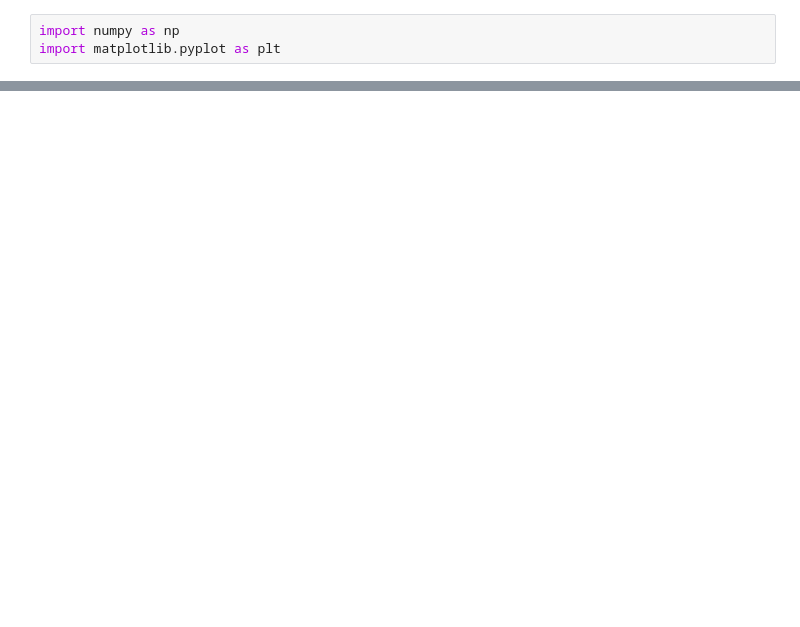
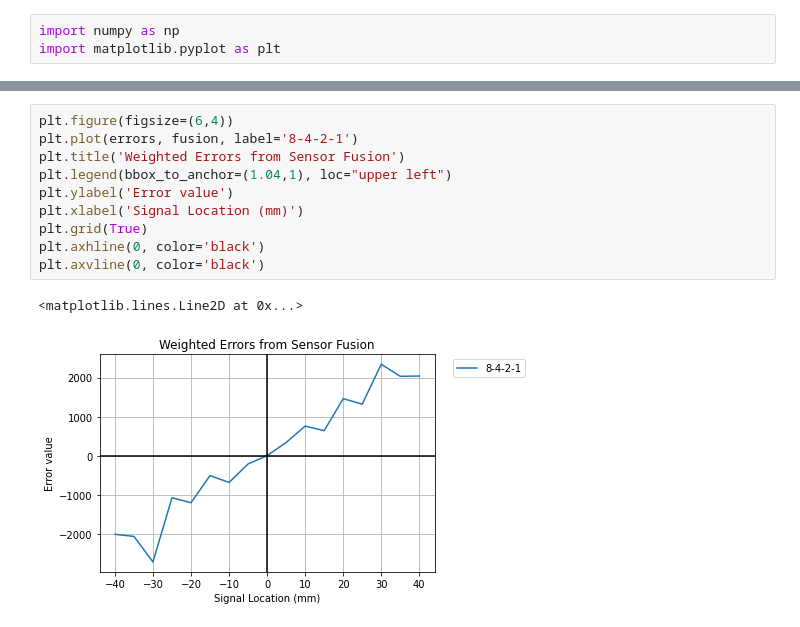
Before and after one commit to anderson-truong/ECE3-Project, a Jupyter notebook: Python/SensorFusionDevelopment.ipynb, the cells around one changed output, grey strips where cells are left out. Saved outputs shown, nothing was run; the diff lists cells and outputs as text; blank space fills up the shorter version.

```diff
--- a/Python/SensorFusionDevelopment.ipynb
+++ b/Python/SensorFusionDevelopment.ipynb
@@ -101,0 +81,13 @@ TypeError: sequence item 0: expected str instance, numpy.float64 found
+# %%
+plt.figure(figsize=(6,4))
+plt.plot(errors, fusion, label='8-4-2-1')
+plt.title('Weighted Errors from Sensor Fusion')
+plt.legend(bbox_to_anchor=(1.04,1), loc="upper left")
+plt.ylabel('Error value')
+plt.xlabel('Signal Location (mm)')
+plt.grid(True)
+plt.axhline(0, color='black')
+plt.axvline(0, color='black')
+# %% [output]
+<matplotlib.lines.Line2D at 0x...>
+[figure, added]
```
Also changed, not shown: parts of 5 cells of this notebook, 1 other file.
